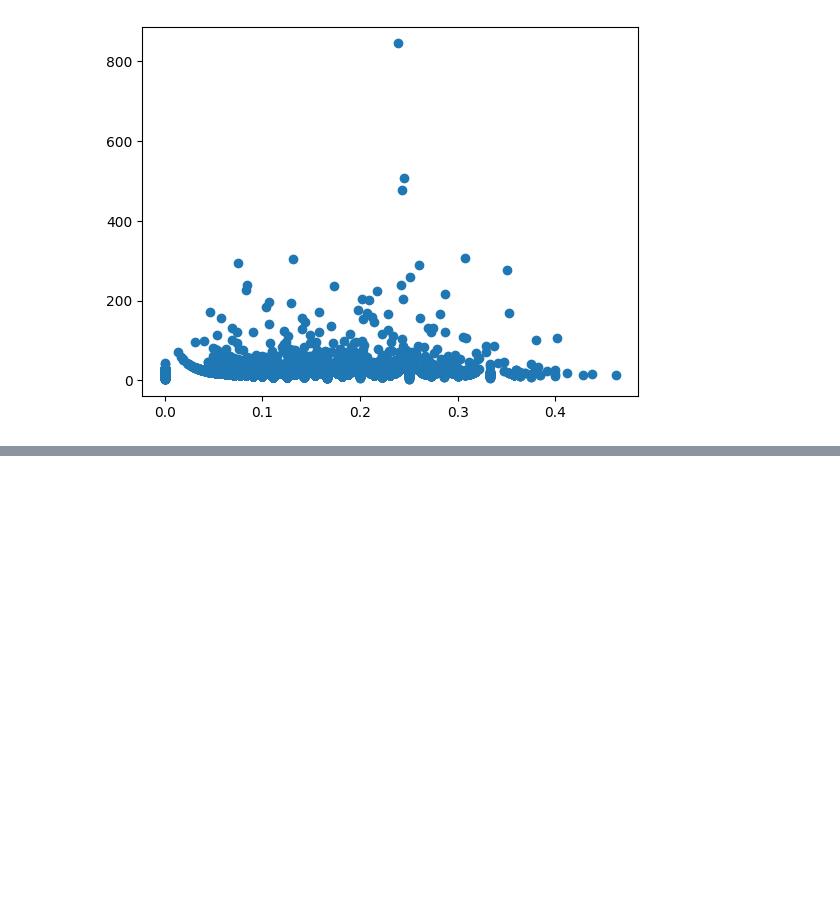
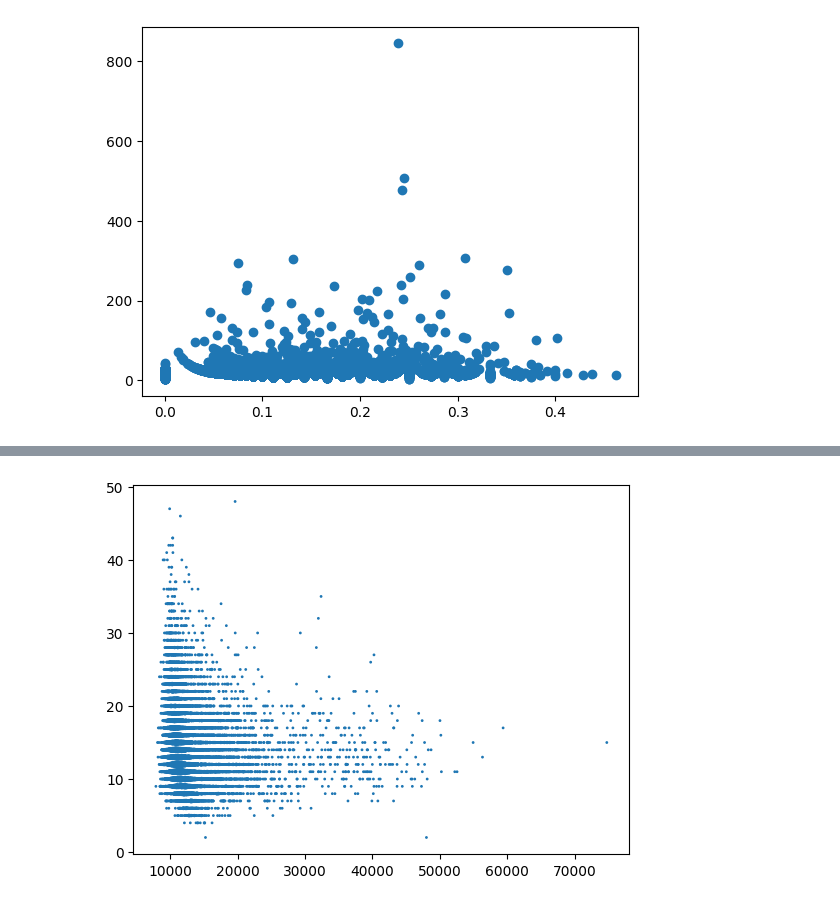
Before and after one commit to P-Hicks/SeniorResearchProject, a Jupyter notebook: notebook_player_graphs.ipynb, the cells around one changed output, grey strips where cells are left out. Saved outputs shown, nothing was run; the diff lists cells and outputs as text; code cells hidden in the pictures; blank space fills up the shorter version.

```diff
--- a/notebook_player_graphs.ipynb
+++ b/notebook_player_graphs.ipynb
@@ -478,0 +485,4 @@ scatterplot(df, 'Replacement', xfield='percentnones', yfield='numturns')
+# %%
+comp_time_scatterplot(name='Tunnels')
+# %% [output]
+[figure, added]
```
Also changed, not shown: parts of 5 cells of this notebook, 5 other files.
